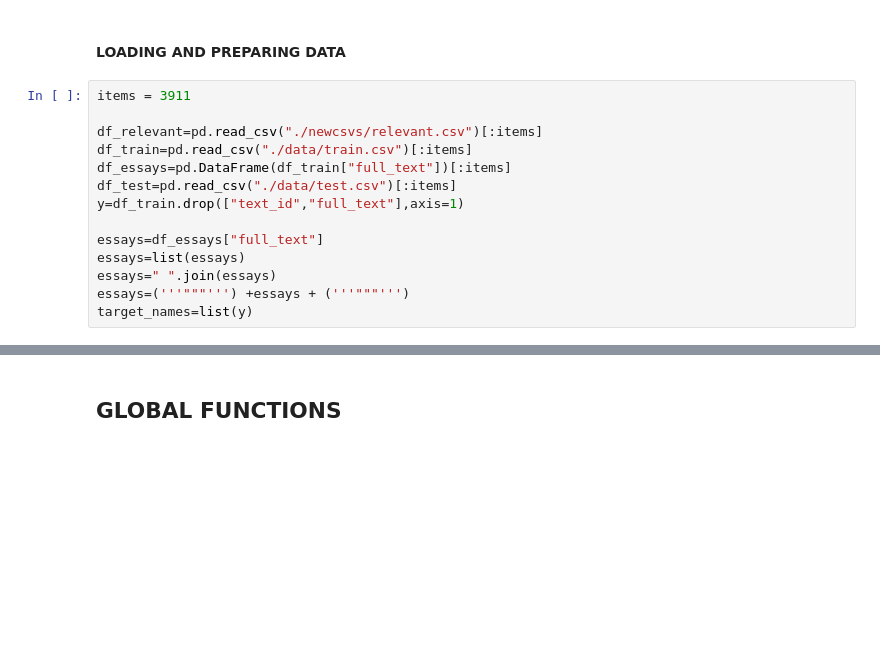
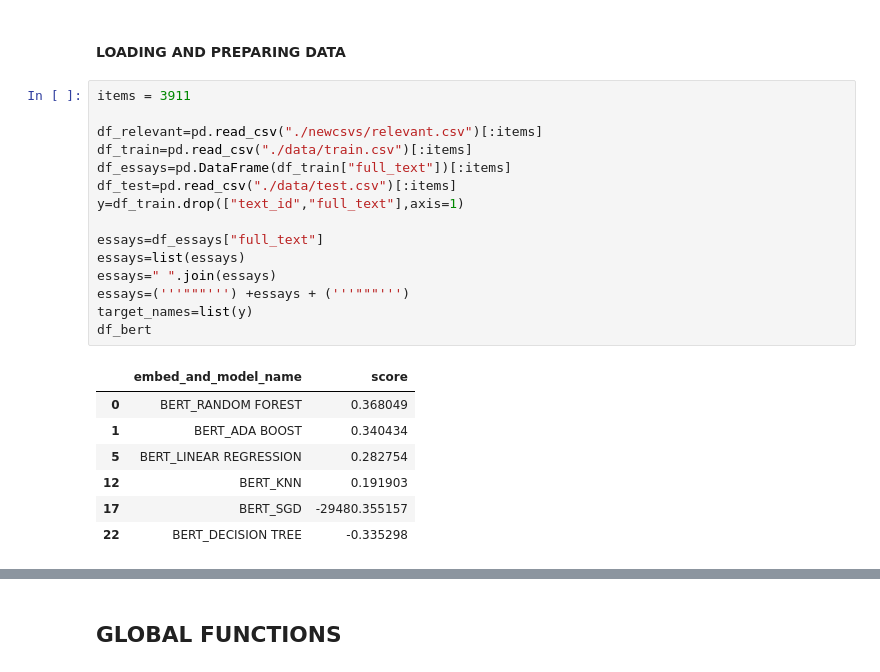
Before and after one commit to leofrio/English-Proficiency-Repository, a Jupyter notebook: embedders.ipynb, the cells around one changed output, grey strips where cells are left out. Saved outputs shown, nothing was run; the diff lists cells and outputs as text; blank space fills up the shorter version.

```diff
--- a/embedders.ipynb
+++ b/embedders.ipynb
@@ -69,14 +56,23 @@ To enable them in other operations, rebuild TensorFlow with the appropriate comp
 # %%
 items = 3911
 
 df_relevant=pd.read_csv("./newcsvs/relevant.csv")[:items]
 df_train=pd.read_csv("./data/train.csv")[:items]
 df_essays=pd.DataFrame(df_train["full_text"])[:items]
 df_test=pd.read_csv("./data/test.csv")[:items]
 y=df_train.drop(["text_id","full_text"],axis=1)
 
 essays=df_essays["full_text"]
 essays=list(essays)
 essays=" ".join(essays)
 essays=('''"""''') +essays + ('''"""''')
 target_names=list(y)
+df_bert
+# %% [output]
+|  | embed_and_model_name | score |
+| 0 | BERT_RANDOM FOREST | 0.368049 |
+| 1 | BERT_ADA BOOST | 0.340434 |
+| 5 | BERT_LINEAR REGRESSION | 0.282754 |
+| 12 | BERT_KNN | 0.191903 |
+| 17 | BERT_SGD | -29480.355157 |
+| 22 | BERT_DECISION TREE | -0.335298 |
```
Also changed, not shown: parts of 3 cells of this notebook, 2 other files.
